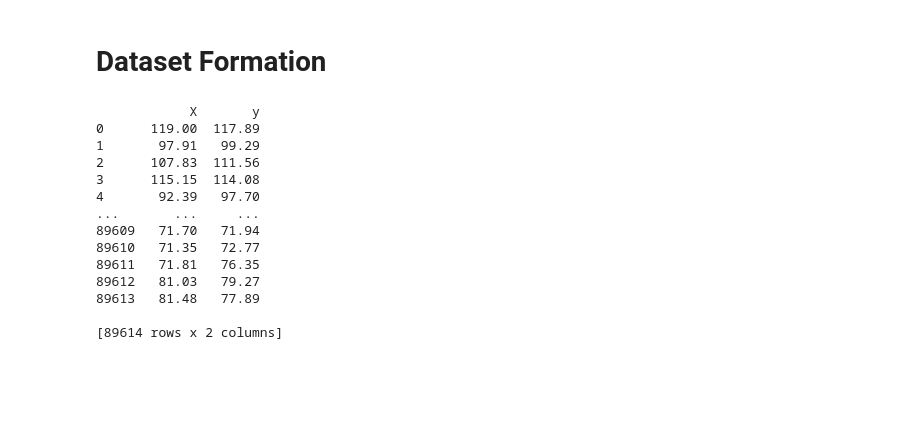
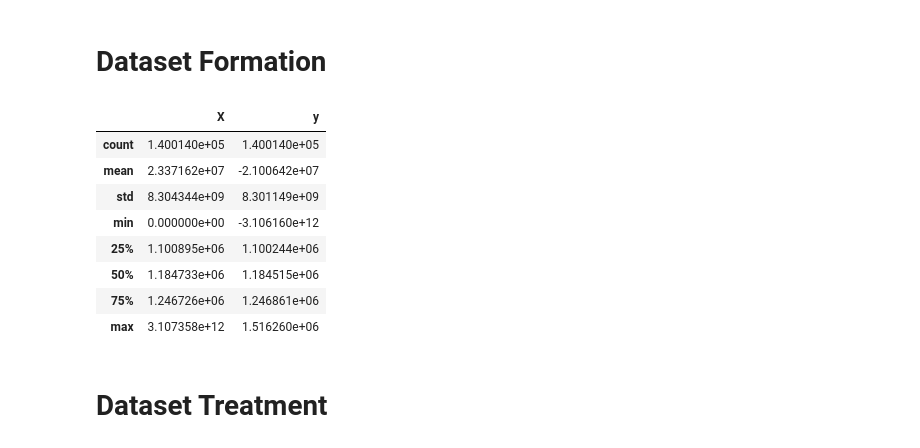
Before and after one commit to lucasmatnibezerra/FailedDetectionCloud, a Jupyter notebook: 5g3e-dataset-join.ipynb, the cells around one changed output. Cells and saved outputs as stored; diff of their text form; code cells hidden in the pictures; blank space fills up the shorter version.

```diff
--- a/5g3e-dataset-join.ipynb
+++ b/5g3e-dataset-join.ipynb
@@ -32,6 +30,9 @@ from sklearn.linear_model import LinearRegression
 from tqdm import tqdm
 
 def greedy_coreset_selection_batch(time_series_df, num_samples, batch_size=10):
+    # Remover linhas com NaNs em X ou y
+    time_series_df = time_series_df.dropna(subset=['X', 'y'])
+
     X = time_series_df[['X']].values  # valores atuais (input)
     y = time_series_df['y'].values  # valores futuros (rótulos)
 
@@ -54,6 +55,10 @@ def greedy_coreset_selection_batch(time_series_df, num_samples, batch_size=10):
         temporary_coreset = X[selected_indices + list(batch_candidates)]
         temporary_labels = np.concatenate([y[selected_indices], y[batch_candidates]])
 
+        # Verificar se há NaN em temporary_coreset ou temporary_labels
+        if np.any(np.isnan(temporary_coreset)) or np.any(np.isnan(temporary_labels)):
+            continue  # Ignorar esta iteração se houver NaNs nos dados temporários
+
         model.fit(temporary_coreset, temporary_labels)
 
         error = np.mean((model.predict(X[selected_indices + list(batch_candidates)]) - y[selected_indices + list(batch_candidates)]) ** 2)
@@ -71,6 +76,11 @@ def greedy_coreset_selection_batch(time_series_df, num_samples, batch_size=10):
     pbar.close()
 
     return time_series_df.iloc[selected_indices]
+
+# Exemplo de uso
+# time_series_df = pd.DataFrame({'X': [1, 2, 3, 4, 5], 'y': [5, 4, np.nan, 2, 1]})
+# coreset_df = greedy_coreset_selection_batch(time_series_df, num_samples=10, batch_size=2)
+# print(coreset_df)
 # %%
 import matplotlib.pyplot as plt
 import pandas as pd
@@ -84,9 +94,16 @@ for day in days:
 
     server_metrics_df = pd.read_excel(f"Server_1_Training_Sets/{day}.xlsx")
 
-    step = 395  # 1 minuto a frente equivale a 395 amostras a frente no timestamp
+    step = 400  # 1 minuto a frente equivale a 395 amostras a frente no timestamp
 
-    dataset = np.array(server_metrics_df["node_load1"])
+    #dataset = np.array(server_metrics_df["node_load1"])
+    #dataset = np.array(server_metrics_df["node_network_transmit_bytes_total{device=\"eno1\"}"])
+    dataset = np.array(server_metrics_df["node_memory_MemAvailable_bytes"])
+
+    # Para obter a diferença entre dois períodos (derivada) no atributo de REDE.
+    #dataset = pd.Series([dataset[idx + 1] - dataset[idx] for idx in range(len(dataset) - 1)])
+
+    dataset = dataset.drop_duplicates().reset_index(drop=True)
 
     X, y = [], []
 
@@ -98,27 +115,24 @@ for day in days:
 
     time_series_df = pd.DataFrame(columns=["X", "y"], data=[(X_v, y_v) for X_v, y_v in zip(X, y)])
 
-    num_samples = 6395  # Número de amostras que você quer selecionar
-    batch_size = 100
+    num_samples = 10000  # Número de amostras que você quer selecionar
+    batch_size = 1000
 
     coreset_df = greedy_coreset_selection_batch(time_series_df, num_samples, batch_size)
 
     global_coreset_df = pd.concat([global_coreset_df, coreset_df], ignore_index=True)
 
 print(global_coreset_df)
-# %% [output]
-            X       y
-0      119.00  117.89
-1       97.91   99.29
-2      107.83  111.56
-3      115.15  114.08
-4       92.39   97.70
-...       ...     ...
-89609   71.70   71.94
-89610   71.35   72.77
-89611   71.81   76.35
-89612   81.03   79.27
-89613   81.48   77.89
-
-[89614 rows x 2 columns]
+# %%
+global_coreset_df.describe()
+# %% [output]
+|  | X | y |
+| count | 1.400140e+05 | 1.400140e+05 |
+| mean | 2.337162e+07 | -2.100642e+07 |
+| std | 8.304344e+09 | 8.301149e+09 |
+| min | 0.000000e+00 | -3.106160e+12 |
+| 25% | 1.100895e+06 | 1.100244e+06 |
+| 50% | 1.184733e+06 | 1.184515e+06 |
+| 75% | 1.246726e+06 | 1.246861e+06 |
+| max | 3.107358e+12 | 1.516260e+06 |
 # %%
@@ -125,0 +140,2 @@ global_coreset_df.to_excel("Server_1_Training_Sets/node_load1.xlsx", index=False
+# %% [markdown]
+# Dataset Treatment
```
Also changed, not shown: parts of 7 cells of this notebook, 1 other file.
